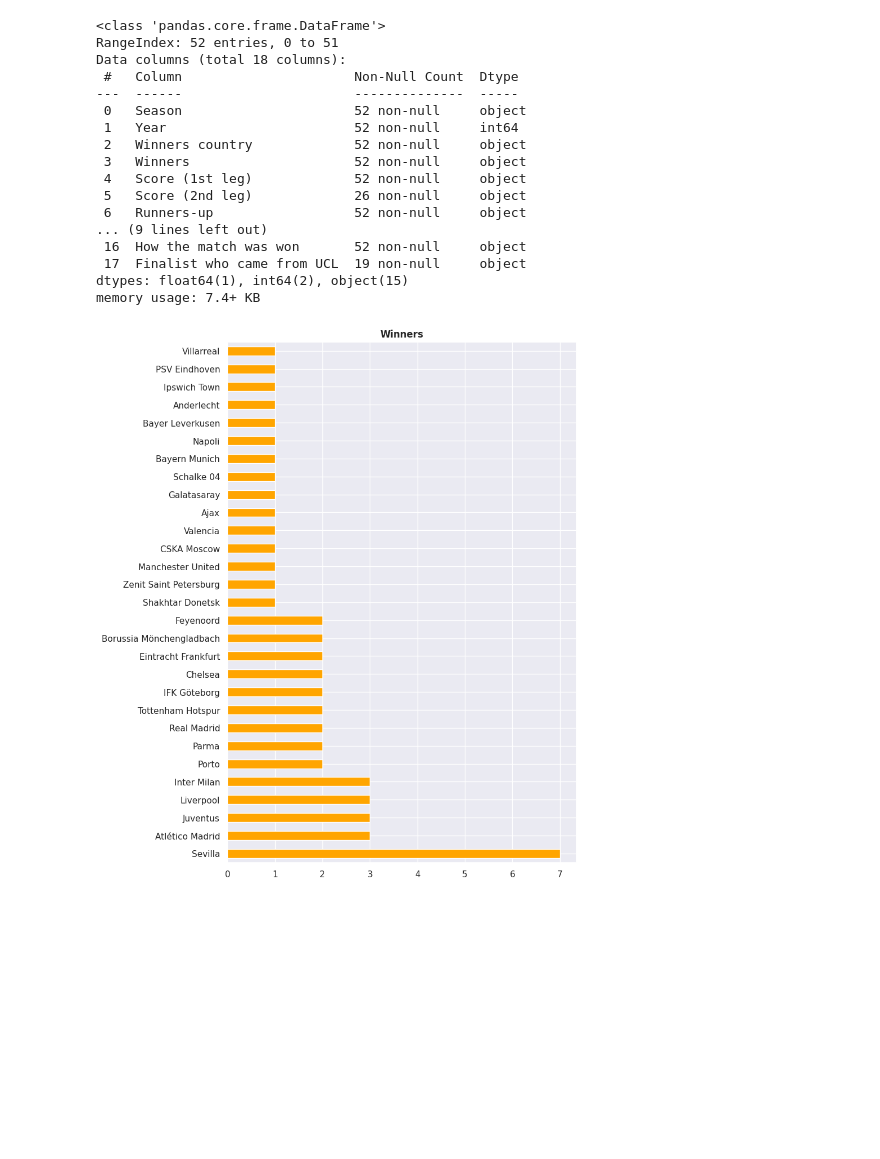
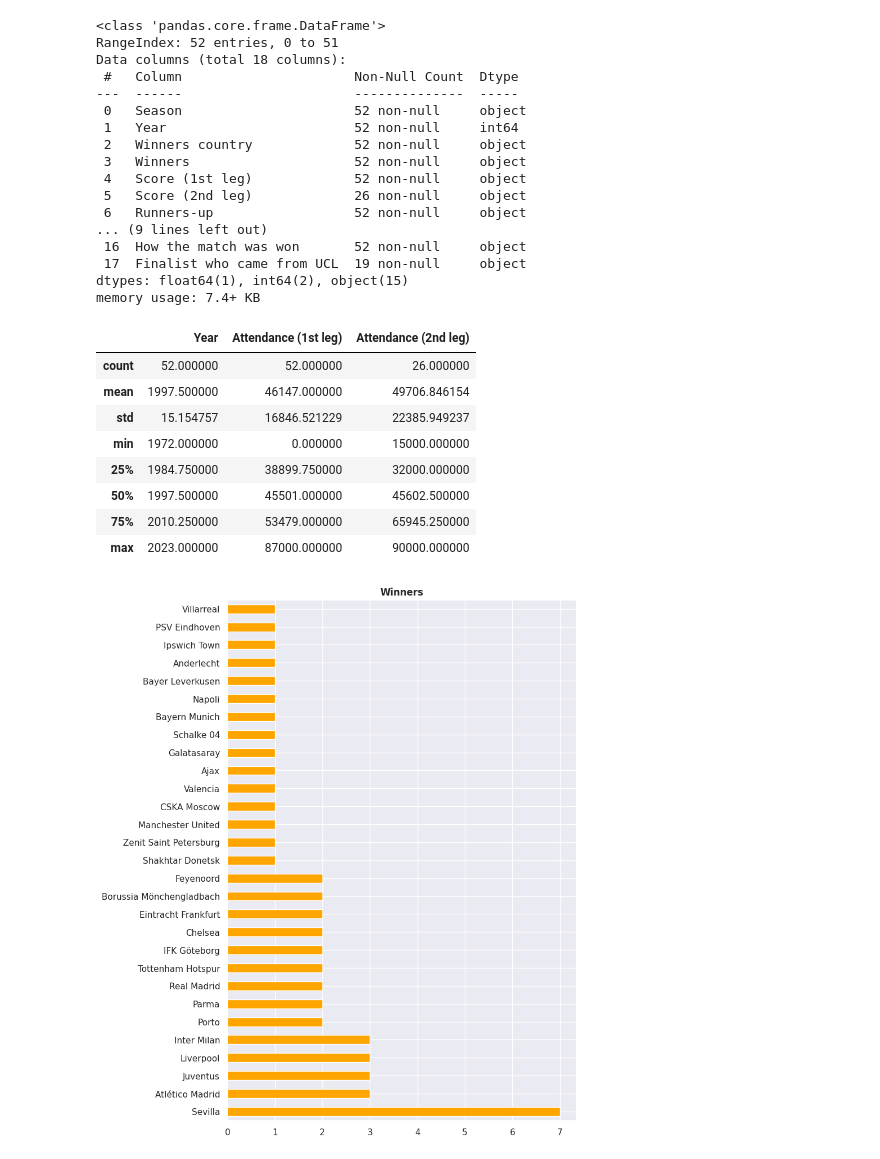
Before and after one commit to guilhermelaviola/SoccerCompetitionsStudy, a Jupyter notebook: UELStudy.ipynb, the cells around one changed output. Cells and saved outputs as stored; diff of their text form; code cells hidden in the pictures; blank space fills up the shorter version.

```diff
--- a/UELStudy.ipynb
+++ b/UELStudy.ipynb
@@ -48,6 +48,20 @@ Data columns (total 18 columns):
  17  Finalist who came from UCL  19 non-null     object
 dtypes: float64(1), int64(2), object(15)
 memory usage: 7.4+ KB
+# %%
+
+# Displaying general statistical information of the number data present in the dataset:
+uel.describe()
+# %% [output]
+|  | Year | Attendance (1st leg) | Attendance (2nd leg) |
+| count | 52.000000 | 52.000000 | 26.000000 |
+| mean | 1997.500000 | 46147.000000 | 49706.846154 |
+| std | 15.154757 | 16846.521229 | 22385.949237 |
+| min | 1972.000000 | 0.000000 | 15000.000000 |
+| 25% | 1984.750000 | 38899.750000 | 32000.000000 |
+| 50% | 1997.500000 | 45501.000000 | 45602.500000 |
+| 75% | 2010.250000 | 53479.000000 | 65945.250000 |
+| max | 2023.000000 | 87000.000000 | 90000.000000 |
 # %%
 # Displaying number of titles by club:
 uel['Winners'].value_counts().plot(kind = 'barh', color = 'orange', figsize = (8, 12))
```
Also changed, not shown: parts of 3 cells of this notebook.
